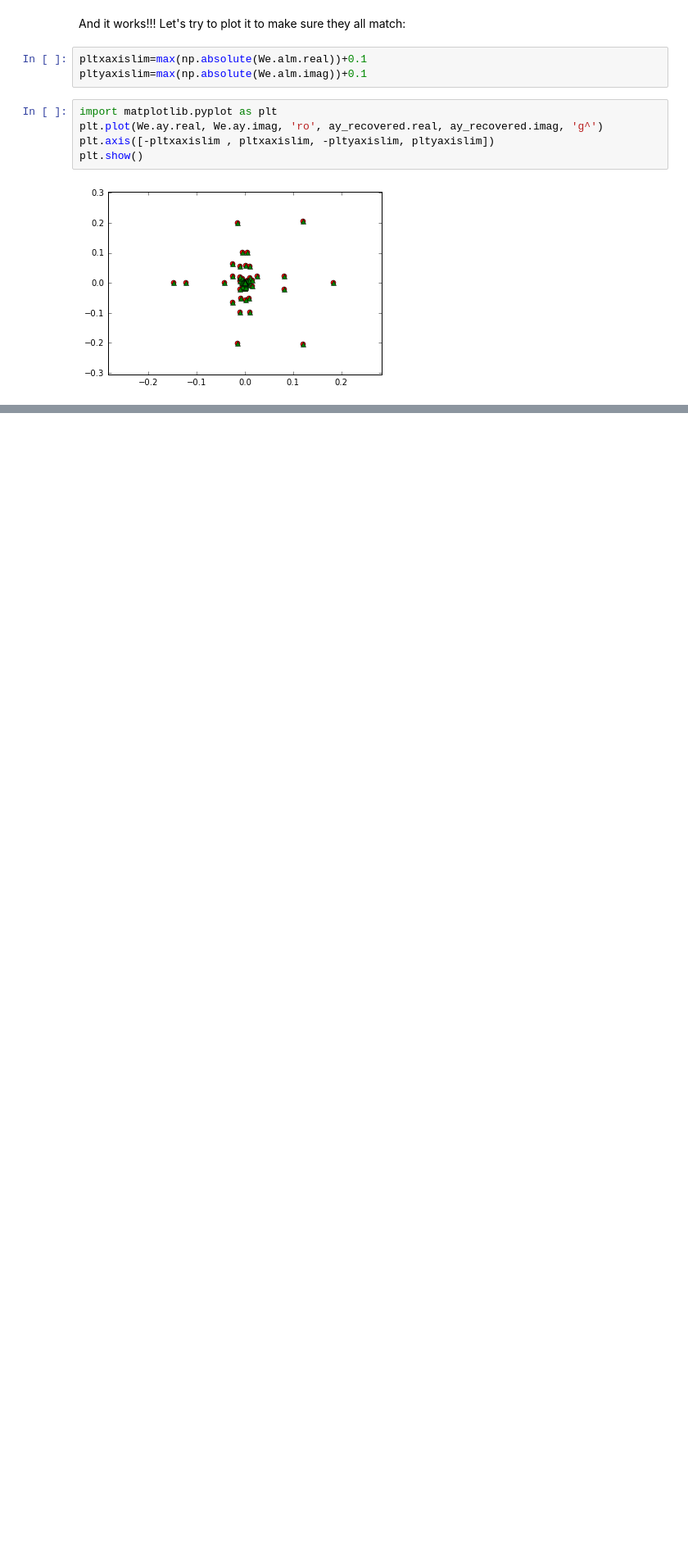
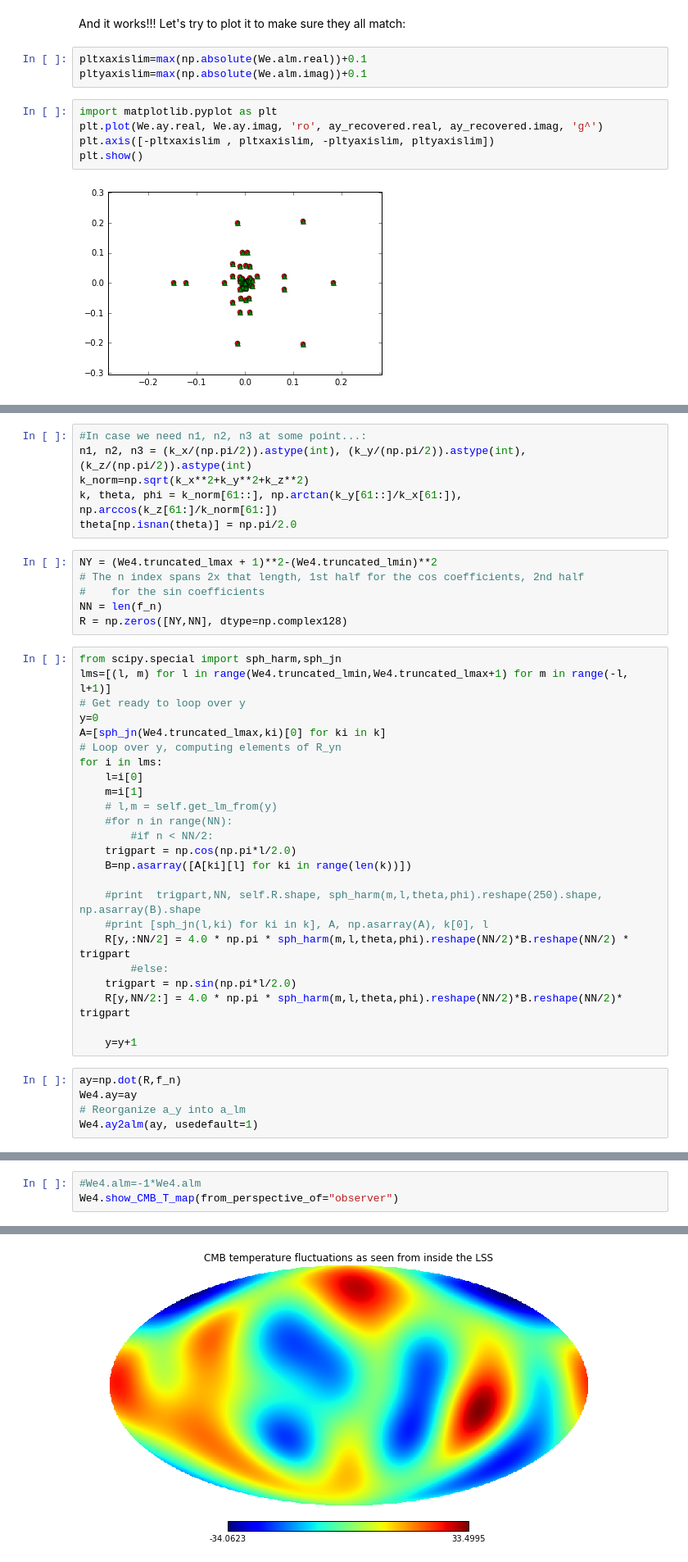
Before and after one commit to LaurencePeanuts/Music, a Jupyter notebook: Potential_Demo.ipynb, the cells around one changed output, grey strips where cells are left out. Shown at 82% size. Cells and saved outputs as stored; diff of their text form; blank space fills up the shorter version.

```diff
--- a/Potential_Demo.ipynb
+++ b/Potential_Demo.ipynb
@@ -176,0 +187,41 @@ plt.show()
+# %%
+#In case we need n1, n2, n3 at some point...:
+n1, n2, n3 = (k_x/(np.pi/2)).astype(int), (k_y/(np.pi/2)).astype(int), (k_z/(np.pi/2)).astype(int)
+k_norm=np.sqrt(k_x**2+k_y**2+k_z**2)
+k, theta, phi = k_norm[61::], np.arctan(k_y[61::]/k_x[61:]), np.arccos(k_z[61:]/k_norm[61:])
+theta[np.isnan(theta)] = np.pi/2.0
+# %%
+NY = (We4.truncated_lmax + 1)**2-(We4.truncated_lmin)**2
+# The n index spans 2x that length, 1st half for the cos coefficients, 2nd half
+#    for the sin coefficients
+NN = len(f_n)
+R = np.zeros([NY,NN], dtype=np.complex128)
+# %%
+from scipy.special import sph_harm,sph_jn
+lms=[(l, m) for l in range(We4.truncated_lmin,We4.truncated_lmax+1) for m in range(-l, l+1)]
+# Get ready to loop over y
+y=0
+A=[sph_jn(We4.truncated_lmax,ki)[0] for ki in k]
+# Loop over y, computing elements of R_yn
+for i in lms:
+    l=i[0]
+    m=i[1]
+    # l,m = self.get_lm_from(y)
+    #for n in range(NN):
+        #if n < NN/2:
+    trigpart = np.cos(np.pi*l/2.0)
+    B=np.asarray([A[ki][l] for ki in range(len(k))])
+
+    #print  trigpart,NN, self.R.shape, sph_harm(m,l,theta,phi).reshape(250).shape, np.asarray(B).shape
+    #print [sph_jn(l,ki) for ki in k], A, np.asarray(A), k[0], l
+    R[y,:NN/2] = 4.0 * np.pi * sph_harm(m,l,theta,phi).reshape(NN/2)*B.reshape(NN/2) * trigpart
+        #else:
+    trigpart = np.sin(np.pi*l/2.0)
+    R[y,NN/2:] = 4.0 * np.pi * sph_harm(m,l,theta,phi).reshape(NN/2)*B.reshape(NN/2)* trigpart
+
+    y=y+1
+# %%
+ay=np.dot(R,f_n)
+We4.ay=ay
+# Reorganize a_y into a_lm
+We4.ay2alm(ay, usedefault=1)
@@ -176,0 +230,4 @@ plt.show()
+# %%
+#We4.alm=-1*We4.alm
+We4.show_CMB_T_map(from_perspective_of="observer")
+# %% [output]
@@ -176,0 +236 @@ plt.show()
+[figure, added]
```
Also changed, not shown: parts of 6 cells of this notebook, 1 other file.
